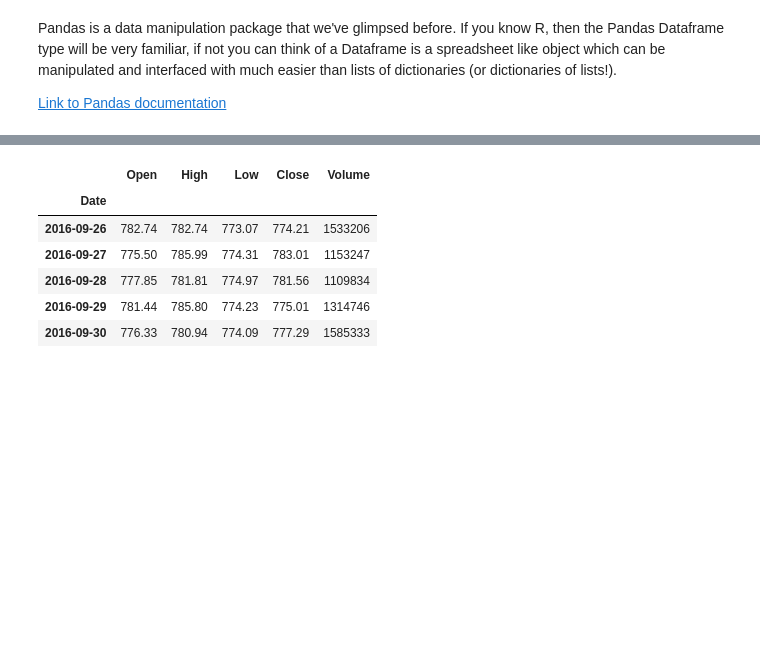
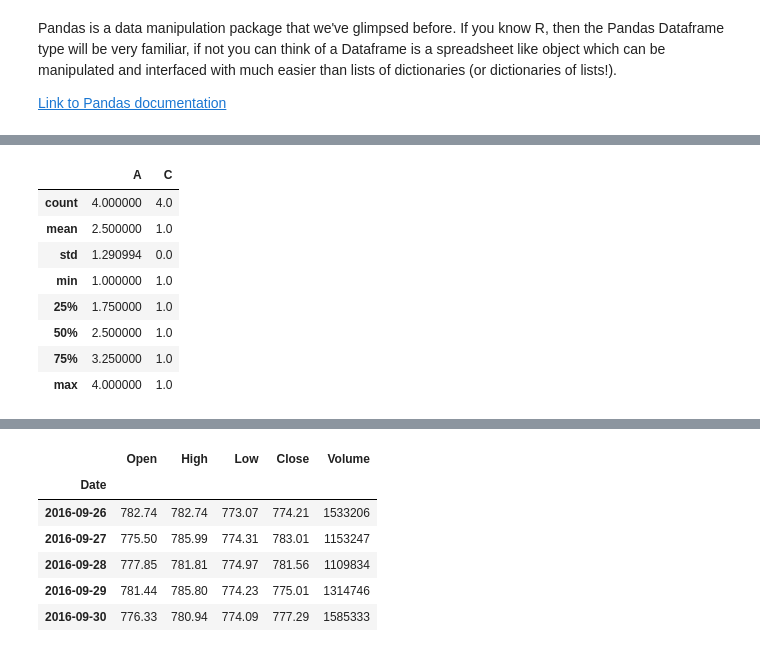
Before and after one commit to tomsherborne/learn-python, a Jupyter notebook: lesson6.ipynb, the cells around one changed output, grey strips where cells are left out. Cells and saved outputs as stored; diff of their text form; code cells hidden in the pictures; blank space fills up the shorter version.

```diff
--- a/lesson6.ipynb
+++ b/lesson6.ipynb
@@ -320,0 +369,15 @@ Pandas is a data manipulation package that we've glimpsed before. If you know R,
+# %%
+# A fast way to grab quick insights of the numerical features
+# of your data is to use .describe()
+
+df2.describe()
+# %% [output]
+|  | A | C |
+| count | 4.000000 | 4.0 |
+| mean | 2.500000 | 1.0 |
+| std | 1.290994 | 0.0 |
+| min | 1.000000 | 1.0 |
+| 25% | 1.750000 | 1.0 |
+| 50% | 2.500000 | 1.0 |
+| 75% | 3.250000 | 1.0 |
+| max | 4.000000 | 1.0 |
```
Also changed, not shown: parts of 15 cells of this notebook.
